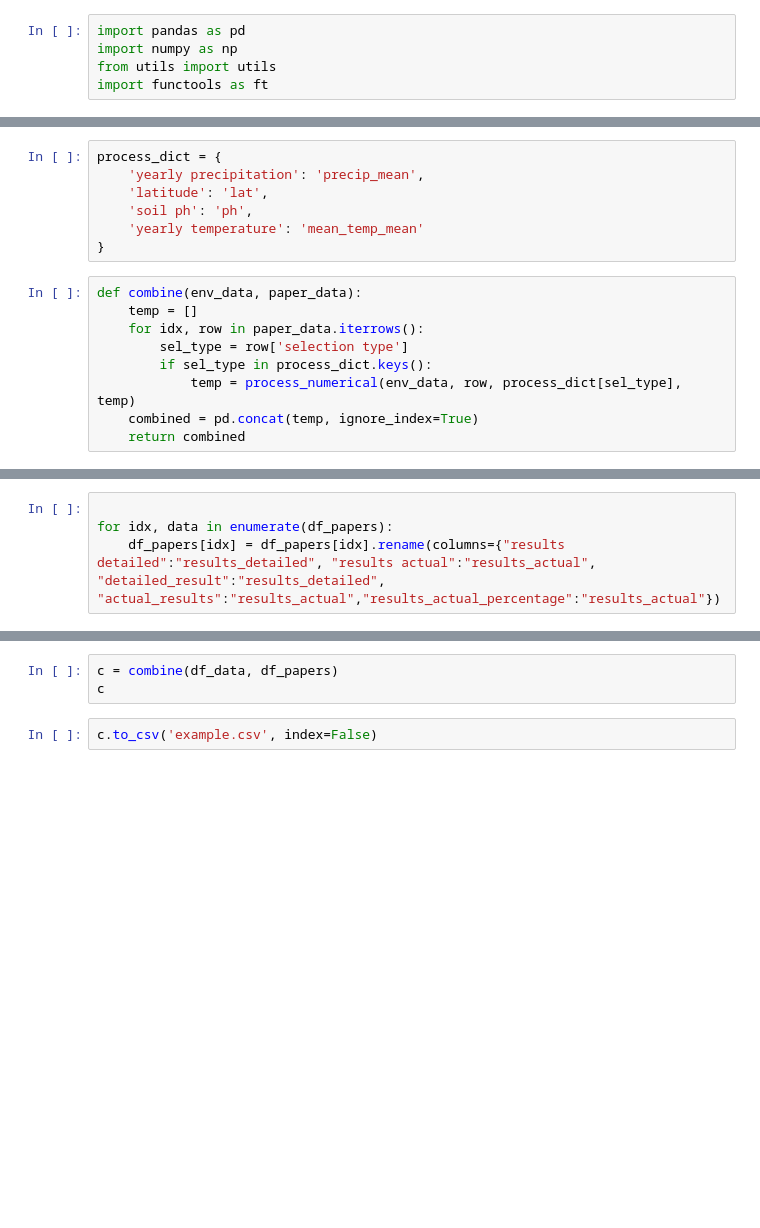
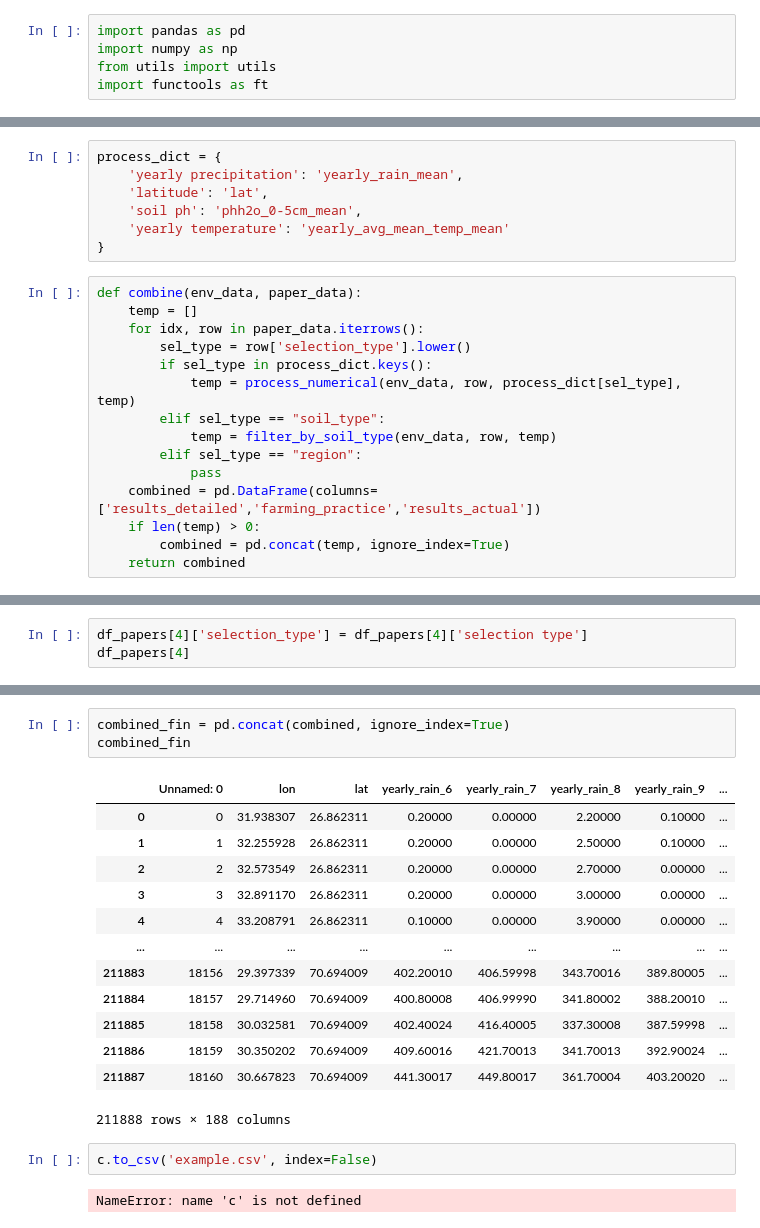
Before and after one commit to Aryyt/Master-Project-3, a Jupyter notebook: combine.ipynb, the cells around one changed output, grey strips where cells are left out. Drawn from its saved outputs; the diff is of its cells as text; blank space fills up the shorter version.

```diff
--- a/combine.ipynb
+++ b/combine.ipynb
@@ -73,16 +150,22 @@ def process_numerical(env_data, row, selection_env, temp):
 # %%
 process_dict = {
-    'yearly precipitation': 'precip_mean',
+    'yearly precipitation': 'yearly_rain_mean',
     'latitude': 'lat',
-    'soil ph': 'ph',
-    'yearly temperature': 'mean_temp_mean'
+    'soil ph': 'phh2o_0-5cm_mean',
+    'yearly temperature': 'yearly_avg_mean_temp_mean'
 }
 # %%
 def combine(env_data, paper_data):
     temp = []
     for idx, row in paper_data.iterrows():
-        sel_type = row['selection type']
+        sel_type = row['selection_type'].lower()
         if sel_type in process_dict.keys():
             temp = process_numerical(env_data, row, process_dict[sel_type], temp)
-    combined = pd.concat(temp, ignore_index=True)
+        elif sel_type == "soil_type":
+            temp = filter_by_soil_type(env_data, row, temp)
+        elif sel_type == "region":
+            pass
+    combined = pd.DataFrame(columns=['results_detailed','farming_practice','results_actual'])
+    if len(temp) > 0:
+        combined = pd.concat(temp, ignore_index=True)
     return combined
@@ -109,4 +171,0 @@ df_papers[1]
-# %%
-
-for idx, data in enumerate(df_papers):
-    df_papers[idx] = df_papers[idx].rename(columns={"results detailed":"results_detailed", "results actual":"results_actual", "detailed_result":"results_detailed", "actual_results":"results_actual","results_actual_percentage":"results_actual"})
@@ -132,0 +172,3 @@ df_papers[1]
+# %%
+df_papers[4]['selection_type'] = df_papers[4]['selection type']
+df_papers[4]
@@ -176,5 +261,21 @@ KeyError: 'selection type'
 # %%
-c = combine(df_data, df_papers)
-c
+combined_fin = pd.concat(combined, ignore_index=True)
+combined_fin
+# %% [output]
+|  | Unnamed: 0 | lon | lat | yearly_rain_6 | yearly_rain_7 | yearly_rain_8 | yearly_rain_9 | ... |
+| 0 | 0 | 31.938307 | 26.862311 | 0.20000 | 0.00000 | 2.20000 | 0.10000 | ... |
+| 1 | 1 | 32.255928 | 26.862311 | 0.20000 | 0.00000 | 2.50000 | 0.10000 | ... |
+| 2 | 2 | 32.573549 | 26.862311 | 0.20000 | 0.00000 | 2.70000 | 0.00000 | ... |
+| 3 | 3 | 32.891170 | 26.862311 | 0.20000 | 0.00000 | 3.00000 | 0.00000 | ... |
+| 4 | 4 | 33.208791 | 26.862311 | 0.10000 | 0.00000 | 3.90000 | 0.00000 | ... |
+| ... | ... | ... | ... | ... | ... | ... | ... | ... |
+| 211883 | 18156 | 29.397339 | 70.694009 | 402.20010 | 406.59998 | 343.70016 | 389.80005 | ... |
+| 211884 | 18157 | 29.714960 | 70.694009 | 400.80008 | 406.99990 | 341.80002 | 388.20010 | ... |
+| 211885 | 18158 | 30.032581 | 70.694009 | 402.40024 | 416.40005 | 337.30008 | 387.59998 | ... |
+| 211886 | 18159 | 30.350202 | 70.694009 | 409.60016 | 421.70013 | 341.70013 | 392.90024 | ... |
+| 211887 | 18160 | 30.667823 | 70.694009 | 441.30017 | 449.80017 | 361.70004 | 403.20020 | ... |
+211888 rows × 188 columns
 # %%
 c.to_csv('example.csv', index=False)
+# %% [output]
+NameError: name 'c' is not defined
```
Also changed, not shown: parts of 10 cells of this notebook, 15 other files.
